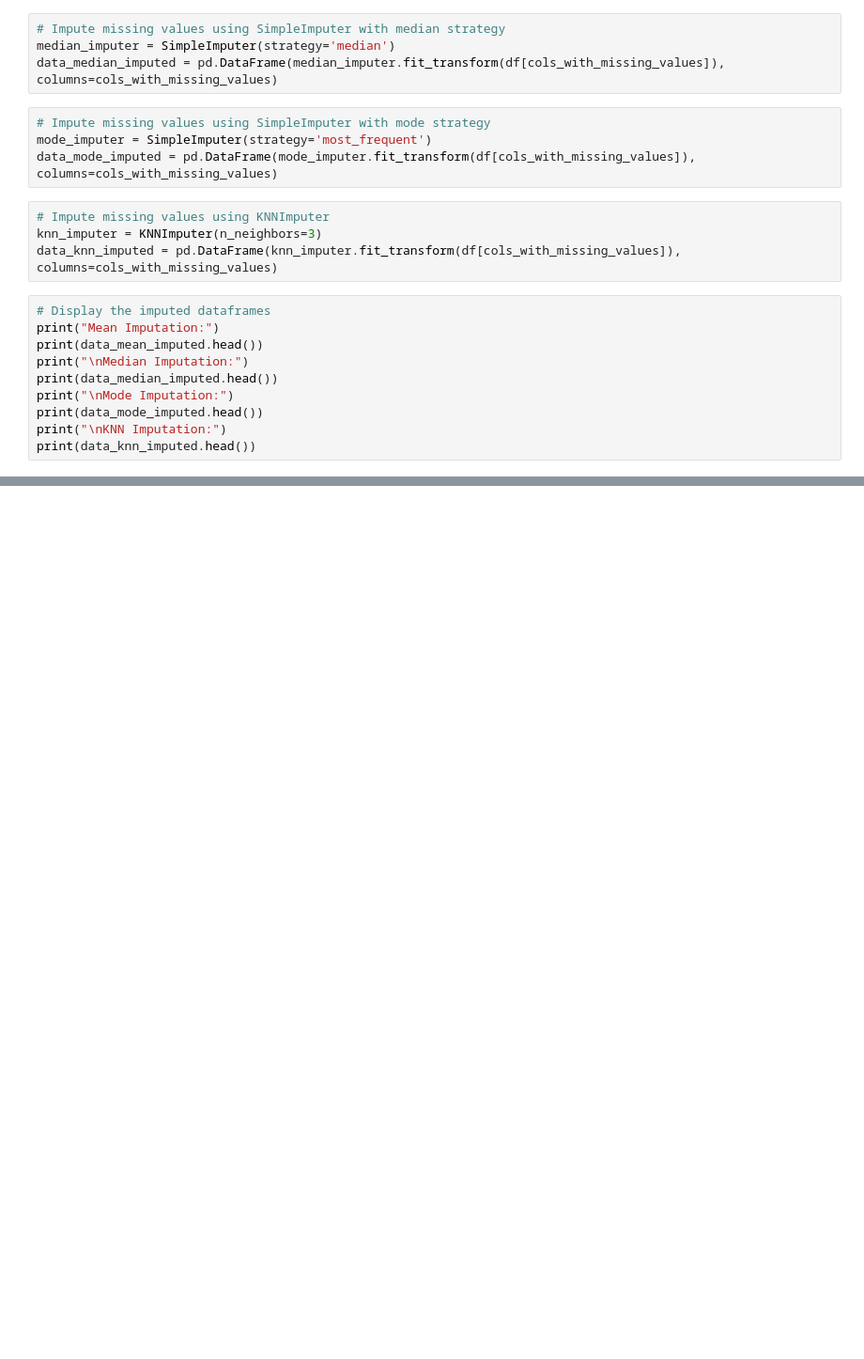
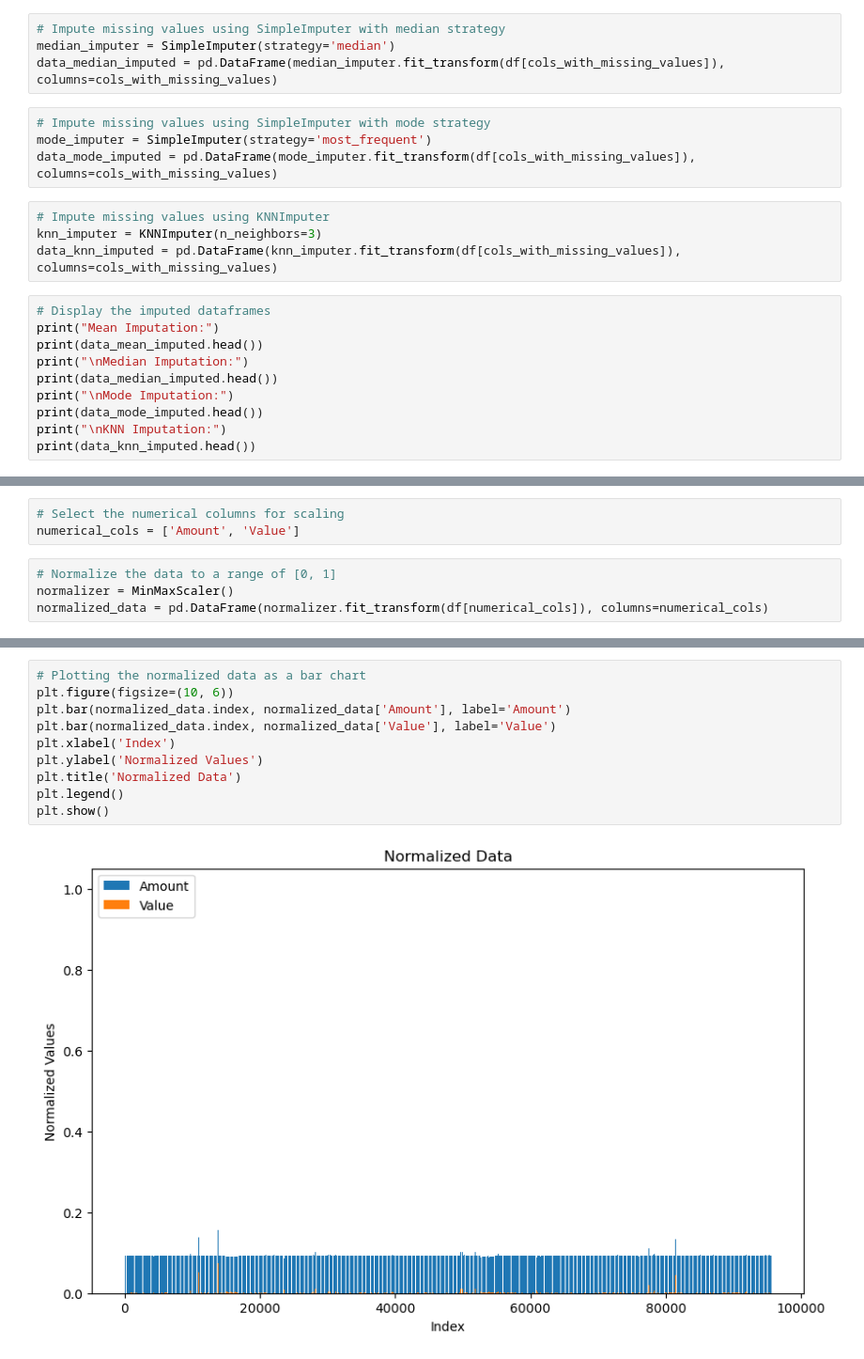
Before and after one commit to jodahe1/Bati-Bank, a Jupyter notebook: Feature Engineering/Feature Engineering.ipynb, the cells around one changed output, grey strips where cells are left out. Shown: that part at 94% size. Drawn from its saved outputs; the diff is of its cells as text; blank space fills up the shorter version.

```diff
--- a/Feature Engineering/Feature Engineering.ipynb
+++ b/Feature Engineering/Feature Engineering.ipynb
@@ -322,0 +326,7 @@ print(data_knn_imputed.head())
+# %%
+# Select the numerical columns for scaling
+numerical_cols = ['Amount', 'Value']
+# %%
+# Normalize the data to a range of [0, 1]
+normalizer = MinMaxScaler()
+normalized_data = pd.DataFrame(normalizer.fit_transform(df[numerical_cols]), columns=numerical_cols)
@@ -322,0 +349,12 @@ print(data_knn_imputed.head())
+# %%
+# Plotting the normalized data as a bar chart
+plt.figure(figsize=(10, 6))
+plt.bar(normalized_data.index, normalized_data['Amount'], label='Amount')
+plt.bar(normalized_data.index, normalized_data['Value'], label='Value')
+plt.xlabel('Index')
+plt.ylabel('Normalized Values')
+plt.title('Normalized Data')
+plt.legend()
+plt.show()
+# %% [output]
+[figure, added]
```
Also changed, not shown: parts of 7 cells of this notebook.
